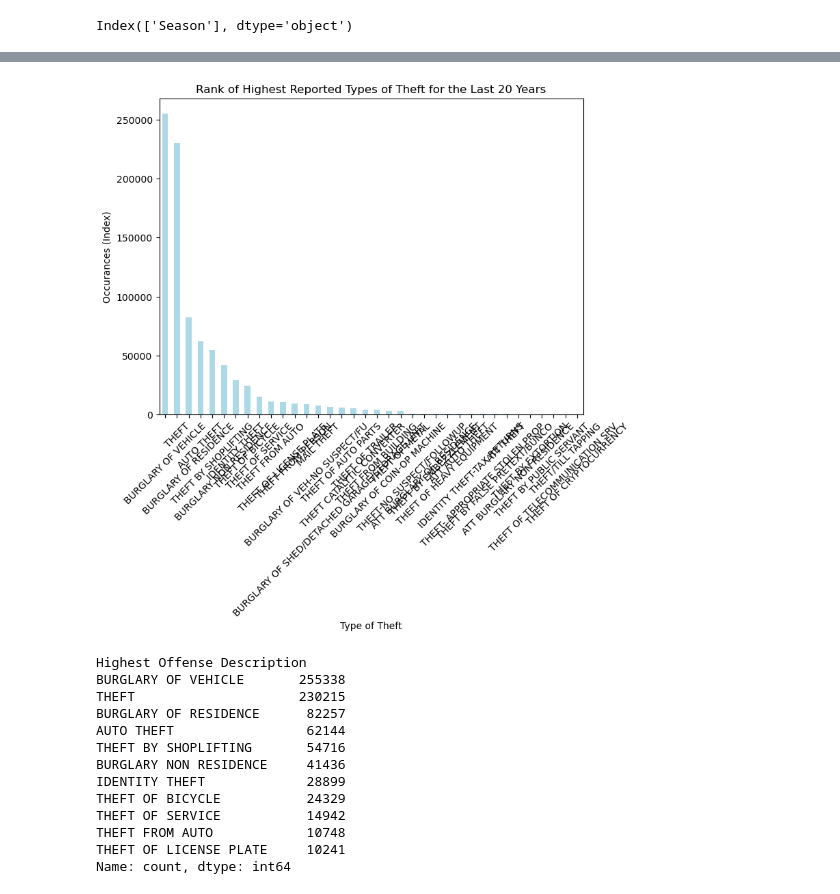
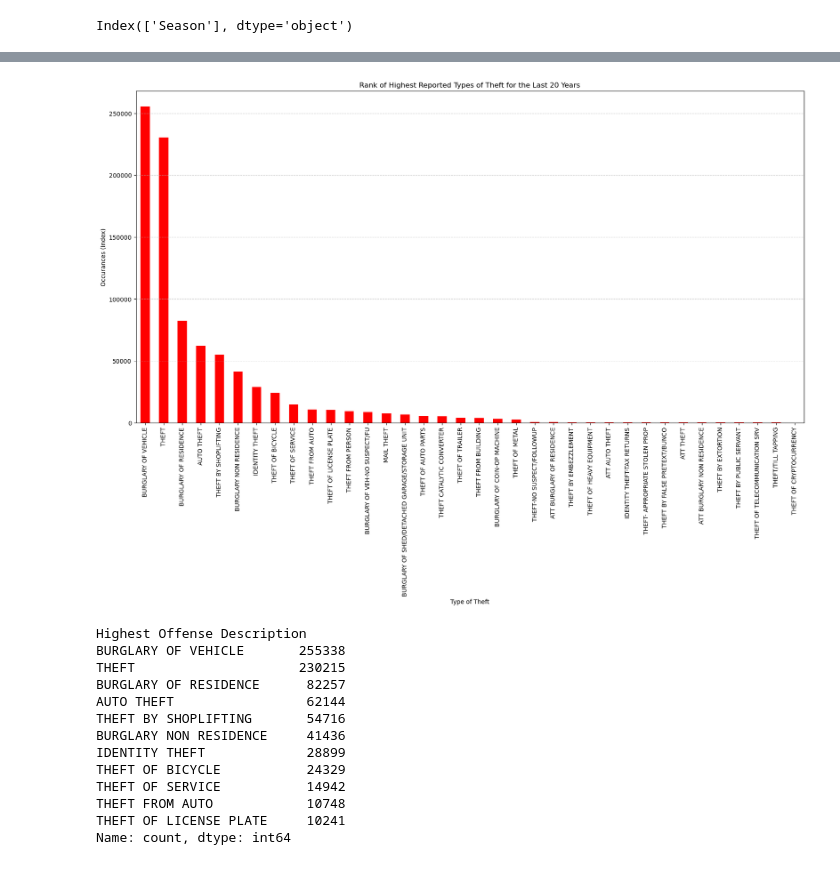
Before and after one commit to lotzamotza/project-1, a Jupyter notebook: crimexseason.ipynb, the cells around one changed output, grey strips where cells are left out. Saved outputs shown, nothing was run; the diff lists cells and outputs as text; code cells hidden in the pictures.

```diff
--- a/crimexseason.ipynb
+++ b/crimexseason.ipynb
@@ -12,7 +12,7 @@ def make_df(path):
     return df
 # %%
 # analyze the general data
-path = Path("Crime_Report.csv")
+path = Path("Crime_data.csv")
 starting_df = pd.read_csv(path)
 directory = os.path.dirname(path)
 starting_df.head()
@@ -145,30 +145,28 @@ Name: count, dtype: int64
 # %%
 series = pd.Series(value_counts)
 # %%
-# Transpose the Series (swap rows and columns)
+# Transpose (swap rows and columns)
 transposed_data = value_counts.transpose()
 
 
 # Create the bar chart
-plt.figure(figsize=(8, 6))  # Optional: Set figure size
-transposed_data.plot(kind='bar', color='lightblue')  # color argument is optional
+plt.figure(figsize=(20, 10))
+transposed_data.plot(kind='bar', color='red')
 
 # Rotate x-axis labels for better readability
-plt.xticks(rotation=45)  # Set rotation angle (adjust as needed)
+plt.xticks(rotation=90)
 
-# Add labels and title (optional)
-plt.xlabel('Type of Theft')  # Adjust label based on your Series
+# Add labels and title
+plt.xlabel('Type of Theft')
 plt.ylabel('Occurances (Index)')
 plt.title('Rank of Highest Reported Types of Theft for the Last 20 Years')
 
-# Customize x-axis ticks and grid (optional)
-#plt.xticks(rotation=0)  # Rotate x-axis labels for better readability
-#plt.grid(axis='y', linestyle='--', alpha=0.6)  # Add dashed grid lines on y-axis
+plt.grid(axis='y', linestyle='--', alpha=0.6)  # Add dashed grid lines on y-axis
 
 # Display the chart
 plt.show()
 # %% [output]
-[figure, old version]
+[figure, new version]
 # %%
 filtered_value_counts = value_counts[value_counts > 10000]
 
```
Also changed, not shown: parts of 1 cell of this notebook, 2 other files.
